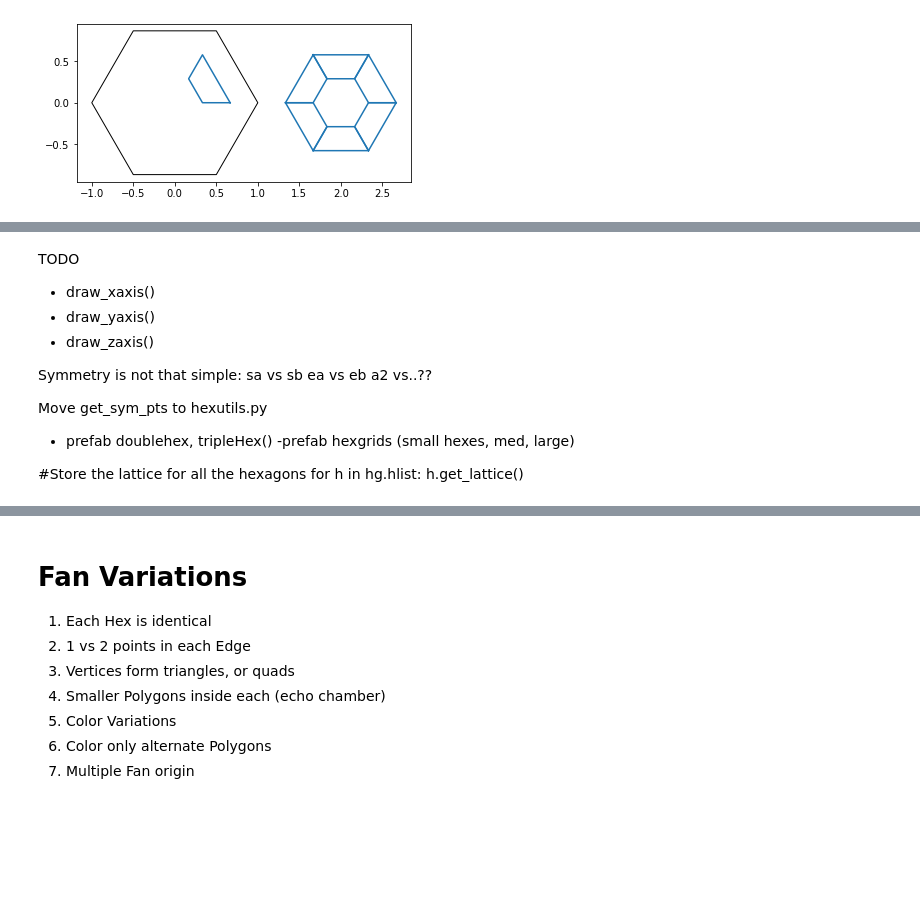
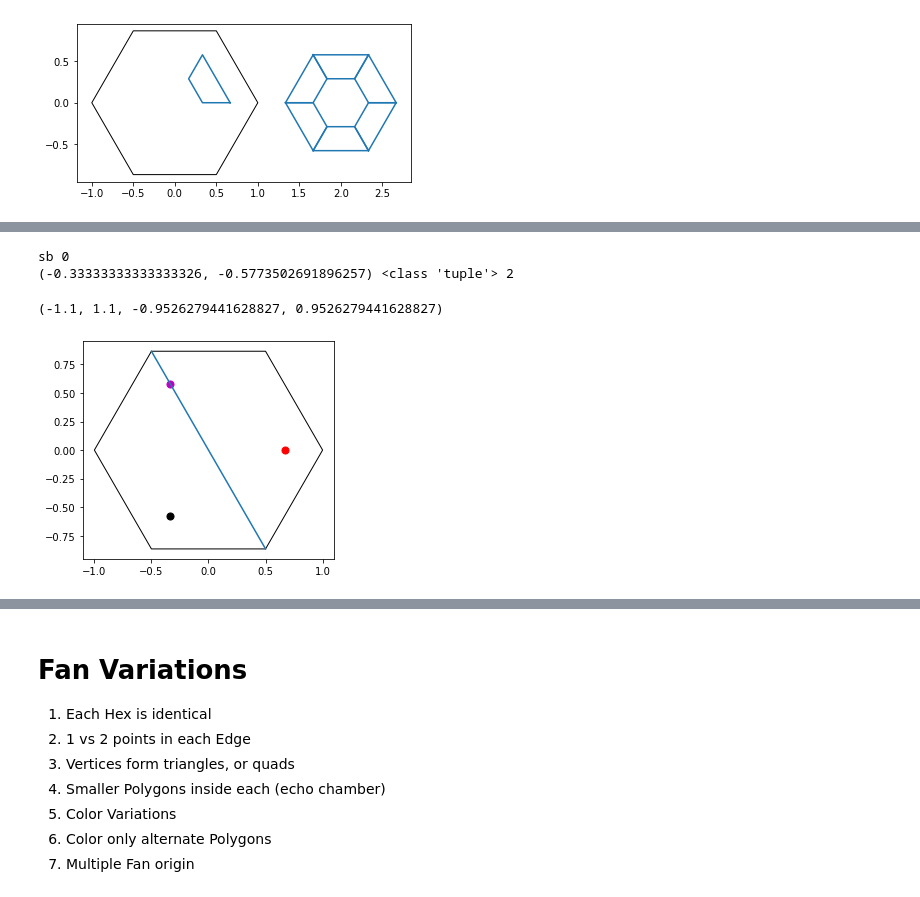
Before and after one commit to Ram-N/hexagons, a Jupyter notebook: 20B_Example_Lattice-3.ipynb, the cells around one changed output, grey strips where cells are left out. Saved outputs shown, nothing was run; the diff lists cells and outputs as text; code cells hidden in the pictures; blank space fills up the shorter version.

```diff
--- a/20B_Example_Lattice-3.ipynb
+++ b/20B_Example_Lattice-3.ipynb
@@ -178 +229,26 @@ plt.axis('scaled');
+# %%
+size = 1
+h0 = Hex(0,0,size)
+h1 = Hex(2,0,size)
+h0.render(fc='none', color='k')
+
+lat0 = h0.get_lattice_points()
+
+axi = 'y'
+pindex=0
+pt_name = np.random.choice(['sa', 'sb', 'ea', 'eb', 'ab'])
+pt_name = 'sb'
+print(pt_name, pindex)
+symp = h0.get_symmetrical_points((pt_name, pindex), axi)
+print(symp, type(symp), len(symp))
+h0.plot_points(lat0[pt_name][2], color='m')
+h0.plot_points(symp)
+h0.plot_points(lat0[pt_name][pindex], color='r')
+h0.draw_axis(axi)
+plt.axis('scaled')
+# %% [output]
+sb 0
+(-0.33333333333333326, -0.5773502691896257) <class 'tuple'> 2
+(-1.1, 1.1, -0.9526279441628827, 0.9526279441628827)
+[figure, added]
 # %%
@@ -202,20 +302,0 @@ def get_symmetrical_points(pt_tup, h, axis='6'):
-# %% [markdown]
-TODO
-
-- draw_xaxis()
-- draw_yaxis()
-- draw_zaxis()
-
-Symmetry is not that simple:
-sa vs sb
-ea vs eb
-a2 vs..??
-
-Move get_sym_pts to hexutils.py
-
-- prefab doublehex, tripleHex()
--prefab hexgrids (small hexes, med, large)
-
-#Store the lattice for all the hexagons
-for h in hg.hlist:
-    h.get_lattice()
```
Also changed, not shown: parts of 10 cells of this notebook, 16 other files.
